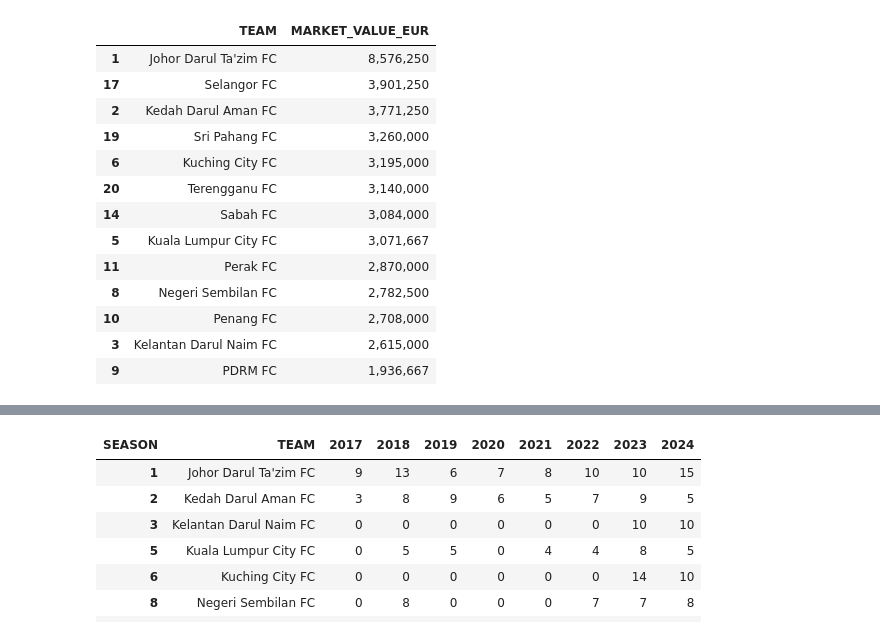
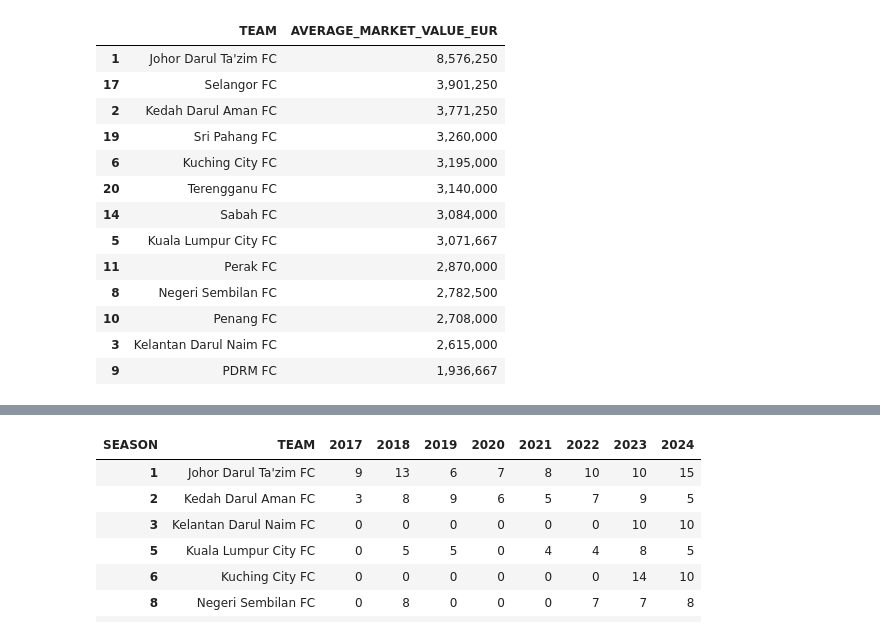
Before and after one commit to IzzatZanail/MalaysiaSuperLeagueDataAnalysis, a Jupyter notebook: MalaysiaSuperLeagueDataAnalysis.ipynb, the cells around one changed output, grey strips where cells are left out. Cells and saved outputs as stored; diff of their text form; code cells hidden in the pictures.

```diff
--- a/MalaysiaSuperLeagueDataAnalysis.ipynb
+++ b/MalaysiaSuperLeagueDataAnalysis.ipynb
@@ -131,16 +157,15 @@ df_msl_teams[df_msl_teams['MARKET_VALUE_EUR'] == lowest_value]
 # %%
 # Average Team Value Per Season - Teams currently competing in season 24/25
 
 team_2024 = ["Johor Darul Ta'zim FC" ,'Selangor FC', 'Terengganu FC', 'Kedah Darul Aman FC' ,'Sri Pahang FC' ,'Kelantan Darul Naim FC' ,'Kuala Lumpur City FC' ,'Kuching City FC' ,'Negeri Sembilan FC' ,'PDRM FC' ,'Penang FC' ,'Perak FC' ,'Sabah FC' ]
 
 avg_team_value = df_msl_teams.pivot_table(values='MARKET_VALUE_EUR', index='TEAM', aggfunc='mean').reset_index()
 avg_team_value = avg_team_value.fillna(value=0).sort_values(by='MARKET_VALUE_EUR', ascending=False)
-
-pd.options.display.float_format = '{:,.0f}'.format
+avg_team_value.rename(columns={'MARKET_VALUE_EUR': 'AVERAGE_MARKET_VALUE_EUR'}, inplace = True)
 
 avg_team_value[avg_team_value['TEAM'].isin(team_2024)]
 # %% [output]
-|  | TEAM | MARKET_VALUE_EUR |
+|  | TEAM | AVERAGE_MARKET_VALUE_EUR |
 | 1 | Johor Darul Ta'zim FC | 8,576,250 |
 | 17 | Selangor FC | 3,901,250 |
 | 2 | Kedah Darul Aman FC | 3,771,250 |
```
Also changed, not shown: parts of 31 cells of this notebook.
